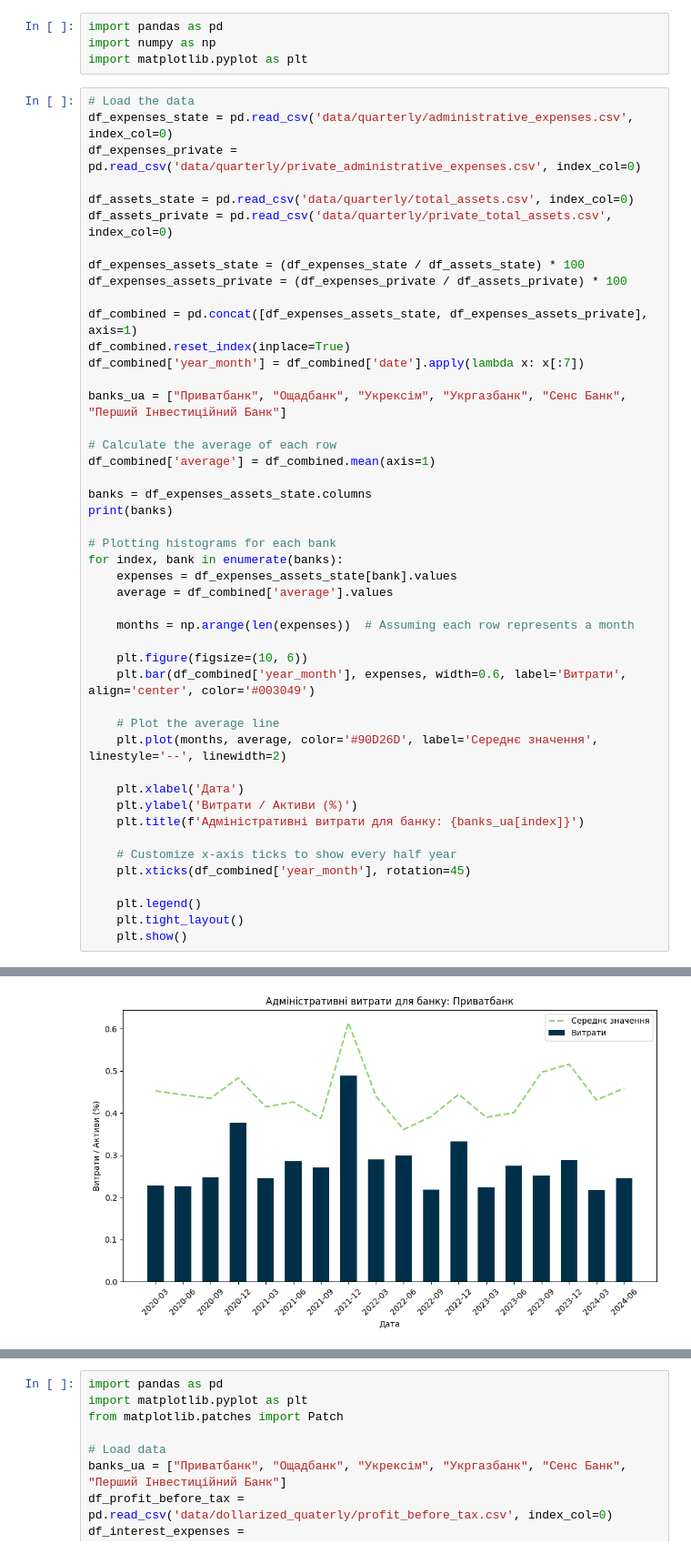
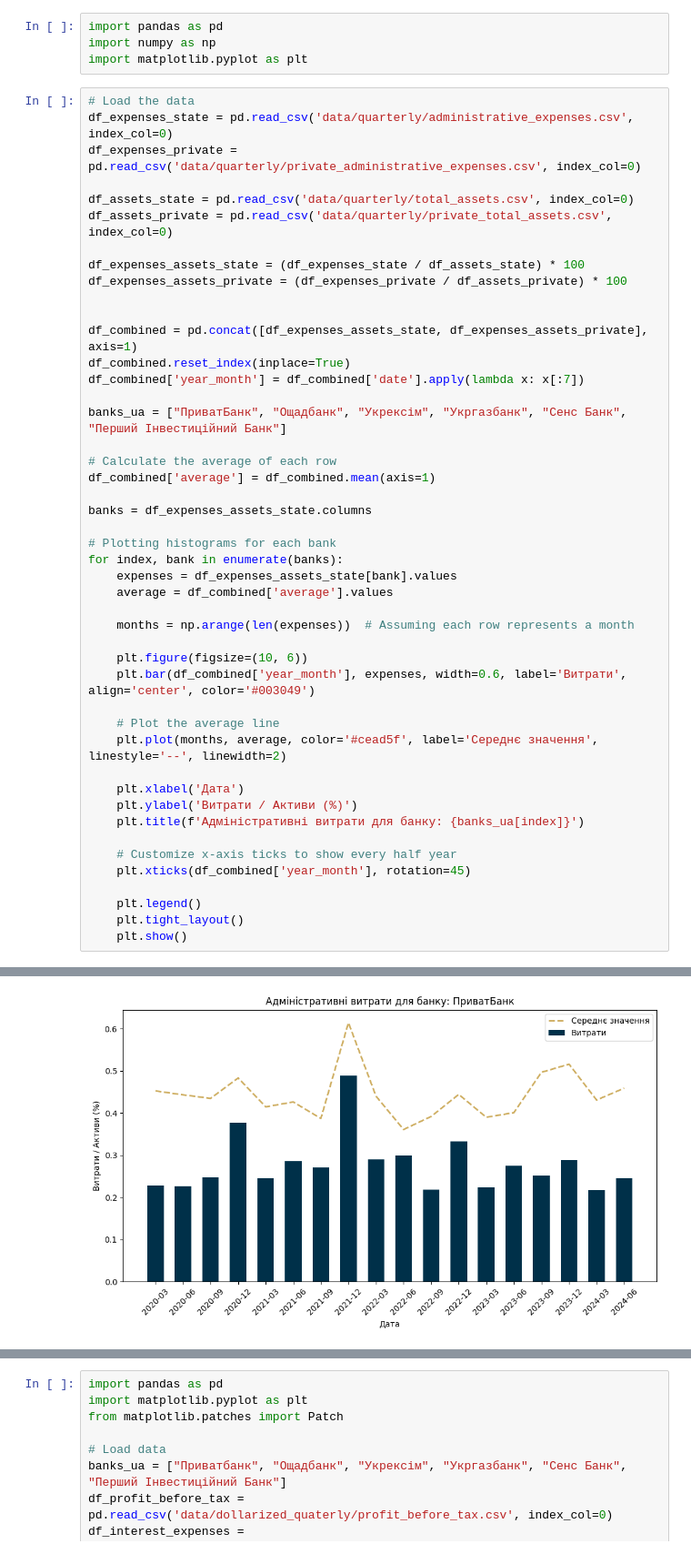
Before and after one commit to Lkupybida/ClothesIndustryAnalysys, a Jupyter notebook: banks_k.ipynb, the cells around one changed output, grey strips where cells are left out. Shown at 91% size. Saved outputs shown, nothing was run; the diff lists cells and outputs as text.

```diff
--- a/banks_k.ipynb
+++ b/banks_k.ipynb
@@ -13,17 +13,17 @@ df_assets_private = pd.read_csv('data/quarterly/private_total_assets.csv', index
 df_expenses_assets_state = (df_expenses_state / df_assets_state) * 100
 df_expenses_assets_private = (df_expenses_private / df_assets_private) * 100
 
+
 df_combined = pd.concat([df_expenses_assets_state, df_expenses_assets_private], axis=1)
 df_combined.reset_index(inplace=True)
 df_combined['year_month'] = df_combined['date'].apply(lambda x: x[:7])
 
-banks_ua = ["Приватбанк", "Ощадбанк", "Укрексім", "Укргазбанк", "Сенс Банк", "Перший Інвестиційний Банк"]
+banks_ua = ["ПриватБанк", "Ощадбанк", "Укрексім", "Укргазбанк", "Сенс Банк", "Перший Інвестиційний Банк"]
 
 # Calculate the average of each row
 df_combined['average'] = df_combined.mean(axis=1)
 
 banks = df_expenses_assets_state.columns
-print(banks)
 
 # Plotting histograms for each bank
 for index, bank in enumerate(banks):
@@ -36,7 +36,7 @@ for index, bank in enumerate(banks):
     plt.bar(df_combined['year_month'], expenses, width=0.6, label='Витрати', align='center', color='#003049')
 
     # Plot the average line
-    plt.plot(months, average, color='#90D26D', label='Середнє значення', linestyle='--', linewidth=2)
+    plt.plot(months, average, color='#cead5f', label='Середнє значення', linestyle='--', linewidth=2)
 
     plt.xlabel('Дата')
     plt.ylabel('Витрати / Активи (%)')
@@ -55 +52 @@ Index(['privatbank', 'oschadbank', 'ukreximbank', 'ukrgasbank', 'sense',
-[figure, old version]
+[figure, new version]
```
Also changed, not shown: parts of 2 cells of this notebook, 9 other files.
